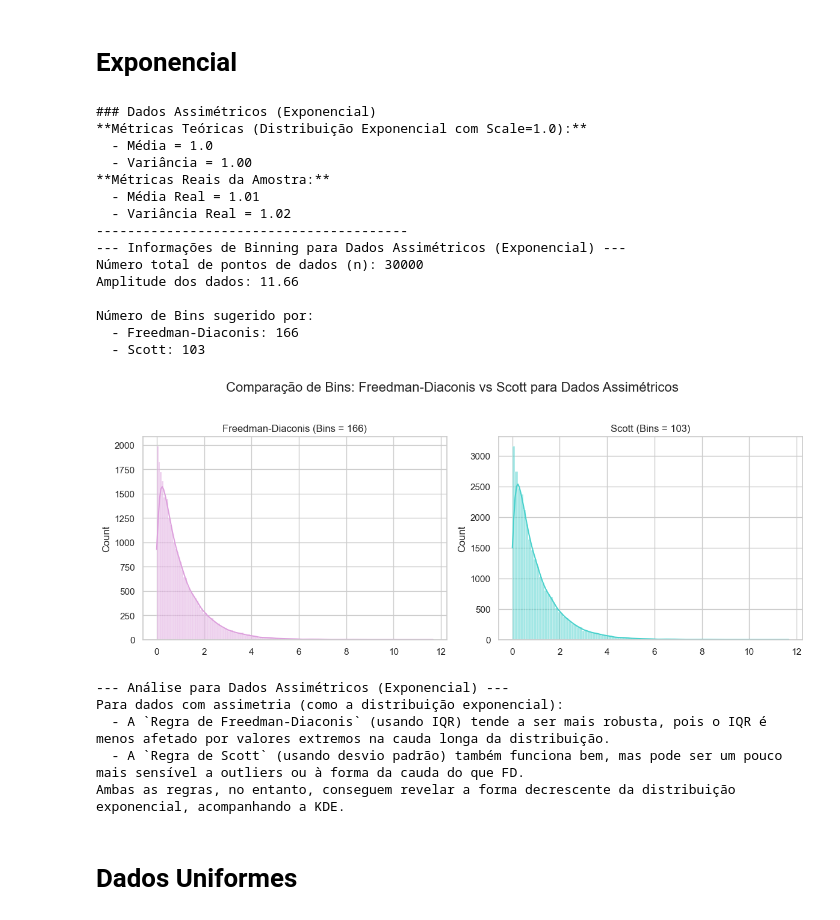
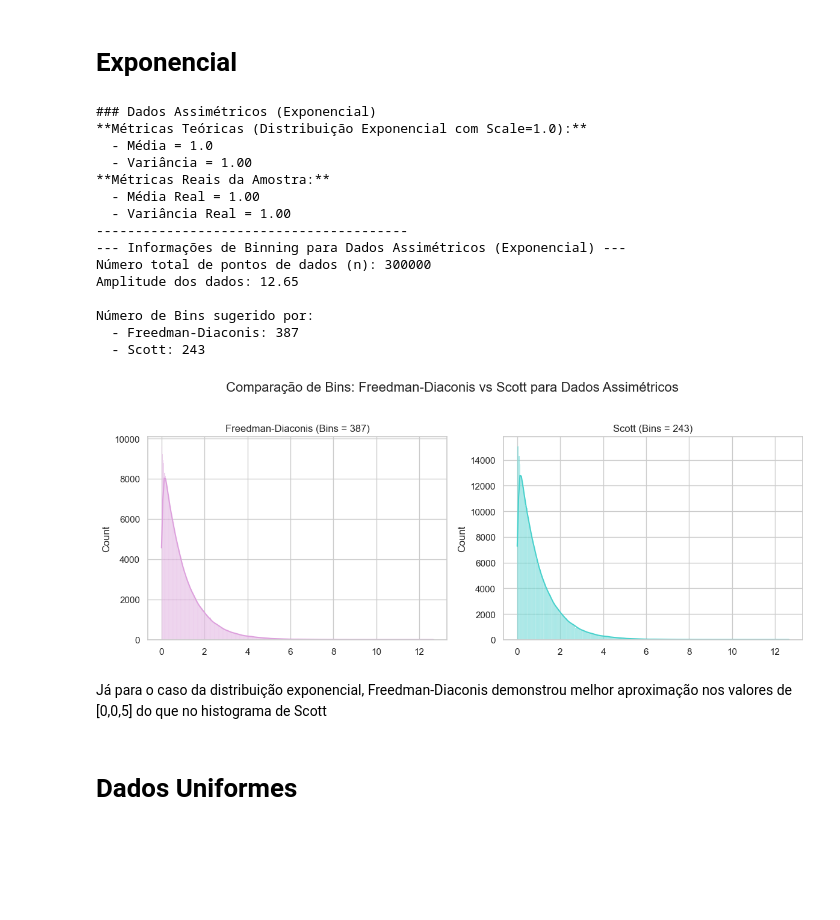
Before and after one commit to TomazFilgueira/PPGEEC2317---SISTEMAS-PROBABIL-STICOS, a Jupyter notebook: Project Euler.ipynb, the cells around one changed output. Saved outputs shown, nothing was run; the diff lists cells and outputs as text; code cells hidden in the pictures; blank space fills up the shorter version.

```diff
--- a/Project Euler.ipynb
+++ b/Project Euler.ipynb
@@ -807,11 +894,11 @@ Para dados que seguem uma distribuição normal:
 # %% [markdown]
 # Exponencial
 # %%
-# Célula 3: Gerar Dados Assimétricos (Exponencial) e Comparar Bins
+
 
 np.random.seed(43) # Para reprodutibilidade
 scale_exp = 1.0 # Parâmetro beta da distribuição exponencial
-skewed_data = np.random.exponential(scale=scale_exp, size=30000)
+skewed_data = np.random.exponential(scale=scale_exp, size=300000)
 n_skewed = len(skewed_data)
 
 # --- Métricas Teóricas vs. Reais ---
@@ -825,51 +912,42 @@ print(f"**Métricas Reais da Amostra:**")
 print(f"  - Média Real = {np.mean(skewed_data):.2f}")
 print(f"  - Variância Real = {np.var(skewed_data):.2f}")
 print("-" * 40)
 
 num_bins_fd_skewed, num_bins_scott_skewed = calculate_and_print_bins(skewed_data, n_skewed, "Assimétricos (Exponencial)")
 
 # Visualização e Comparação para Dados Assimétricos
 fig, axes = plt.subplots(1, 2, figsize=(12, 5))
 fig.suptitle('Comparação de Bins: Freedman-Diaconis vs Scott para Dados Assimétricos', fontsize=16)
 
 # 1. Regra de Freedman-Diaconis
 sns.histplot(skewed_data, bins=num_bins_fd_skewed, kde=True, ax=axes[0], color='plum')
 axes[0].set_title(f'Freedman-Diaconis (Bins = {num_bins_fd_skewed})')
 
 # 2. Regra de Scott
 sns.histplot(skewed_data, bins=num_bins_scott_skewed, kde=True, ax=axes[1], color='mediumturquoise')
 axes[1].set_title(f'Scott (Bins = {num_bins_scott_skewed})')
 
 plt.tight_layout(rect=[0, 0.03, 1, 0.95])
 plt.show()
-
-print("\n--- Análise para Dados Assimétricos (Exponencial) ---")
-print("Para dados com assimetria (como a distribuição exponencial):")
-print("  - A `Regra de Freedman-Diaconis` (usando IQR) tende a ser mais robusta, pois o IQR é menos afetado por valores extremos na cauda longa da distribuição.")
-print("  - A `Regra de Scott` (usando desvio padrão) também funciona bem, mas pode ser um pouco mais sensível a outliers ou à forma da cauda do que FD.")
-print("Ambas as regras, no entanto, conseguem revelar a forma decrescente da distribuição exponencial, acompanhando a KDE.")
 # %% [output]
 ### Dados Assimétricos (Exponencial)
 **Métricas Teóricas (Distribuição Exponencial com Scale=1.0):**
   - Média = 1.0
   - Variância = 1.00
 **Métricas Reais da Amostra:**
-  - Média Real = 1.01
-  - Variância Real = 1.02
+  - Média Real = 1.00
+  - Variância Real = 1.00
 ----------------------------------------
 --- Informações de Binning para Dados Assimétricos (Exponencial) ---
-Número total de pontos de dados (n): 30000
-Amplitude dos dados: 11.66
+Número total de pontos de dados (n): 300000
+Amplitude dos dados: 12.65
 
 Número de Bins sugerido por:
-  - Freedman-Diaconis: 166
-  - Scott: 103
+  - Freedman-Diaconis: 387
+  - Scott: 243
-[figure, old version]
+[figure, new version]
---- Análise para Dados Assimétricos (Exponencial) ---
-Para dados com assimetria (como a distribuição exponencial):
-  - A `Regra de Freedman-Diaconis` (usando IQR) tende a ser mais robusta, pois o IQR é menos afetado por valores extremos na cauda longa da distribuição.
-  - A `Regra de Scott` (usando desvio padrão) também funciona bem, mas pode ser um pouco mais sensível a outliers ou à forma da cauda do que FD.
-Ambas as regras, no entanto, conseguem revelar a forma decrescente da distribuição exponencial, acompanhando a KDE.
+# %% [markdown]
+Já para o caso da distribuição exponencial, Freedman-Diaconis demonstrou melhor aproximação nos valores de [0,0,5] do que no histograma de Scott
 # %% [markdown]
 # Dados Uniformes
 # %%
```
Also changed, not shown: parts of 8 cells of this notebook.
